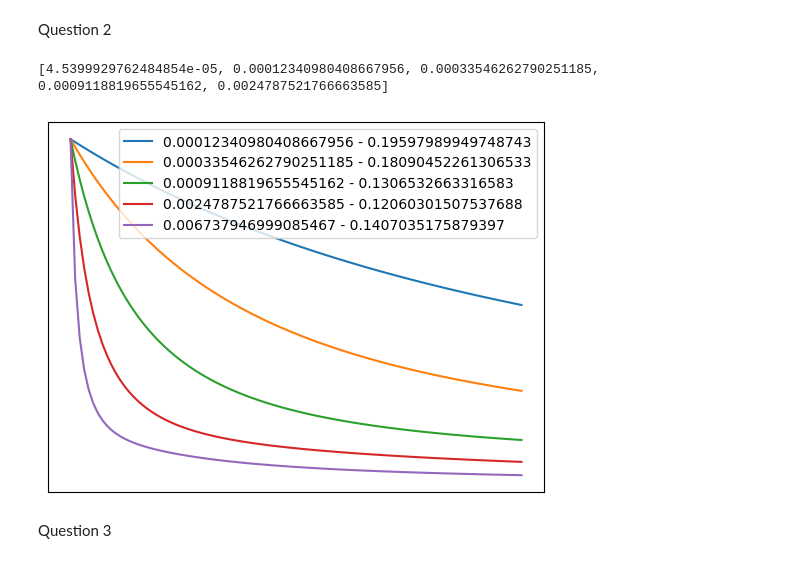
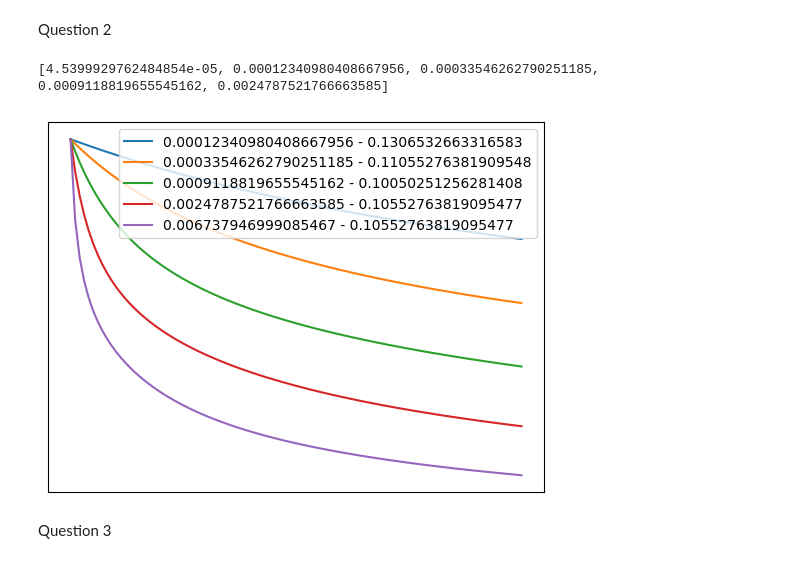
Before and after one commit to hayden000/Data-Analysis, a Jupyter notebook: data.ipynb, the cells around one changed output. Saved outputs shown, nothing was run; the diff lists cells and outputs as text; code cells hidden in the pictures.

```diff
--- a/data.ipynb
+++ b/data.ipynb
@@ -122,47 +111,37 @@ Question 2
 # %%
 import pandas as pd
 
 data = pd.read_csv("CarsDataSetForCW1.csv", sep=",")
 Z = data[['mpg', 'cylinders', 'displacement', 'horsepower', 'weight', 'acceleration', 'year']].to_numpy()
 
-# Y = 1 * (Z[:, 0] >= np.mean(Z[:, 0]))
-# X, Y = Z[:, 1:], Y
-# D_train = (X[:len(data) // 2], Y[:len(data) // 2])
-# D_test = (X[len(data) // 2:], Y[len(data) // 2:])
-# D_train_normalised = ((D_train[0] - np.average(D_train[0])) / np.std(D_train[0]), D_train[1])
-# D_test_normalised = ((D_test[0] - np.average(D_train[0])) / np.std(D_train[0]), D_test[1])
-# x_testing = D_test_normalised[0]
-# y_testing = D_test_normalised[1]
-# x_trainning = D_train_normalised[0]
-# y_traning = D_train_normalised[1]
 Y = 1 * (Z[:, 0] >= np.mean(Z[:, 0]))
 X, Y = Z[:, 1:], Y
 N_train = len(data) // 2
 X_train, Y_train = X[:N_train], Y[:N_train]
 X_test, Y_test = X[N_train:], Y[N_train:]
 
 X_train_norm = (X_train - np.average(X_train, axis=0)) / np.std(X_train, axis=0)
 X_test_norm = (X_test - np.average(X_train, axis=0)) / np.std(X_train, axis=0)
-# X_train_norm = np.hstack((np.ones((X_train_norm.shape[0], 1)), X_train_norm))
-# X_test_norm = np.hstack((np.ones((X_test_norm.shape[0], 1)), X_test_norm))
+X_train_norm = np.hstack((np.ones((X_train_norm.shape[0], 1)), X_train_norm))
+X_test_norm = np.hstack((np.ones((X_test_norm.shape[0], 1)), X_test_norm))
 etas = []
-for m in range(0,5):
+for m in range(0, 5):
     etas.append(np.exp(m - 10))
-lambda1 = 0.01 * np.random.randn(len(X[0]))
+lambda1 = 0.01 * np.random.randn(len(X[0]) + 1)
 print(etas)
 ERs = []
 N = 100
 counter = 1
 for eta in etas:
     par, obj = train(lambda1, eta, N, (X_train_norm, Y_train))
     plt.plot(obj, label=str((np.exp(counter - 10))) + " - " + str((ER(par, (X_test_norm, Y_test)))))
-    counter=counter+1
+    counter = counter + 1
 plt.xticks([])
 plt.yticks([])
 plt.legend()
 plt.show()
 # %% [output]
 [4.5399929762484854e-05, 0.00012340980408667956, 0.00033546262790251185, 0.0009118819655545162, 0.0024787521766663585]
-[figure, old version]
+[figure, new version]
 # %% [markdown]
 Question 3
```
Also changed, not shown: parts of 10 cells of this notebook.
